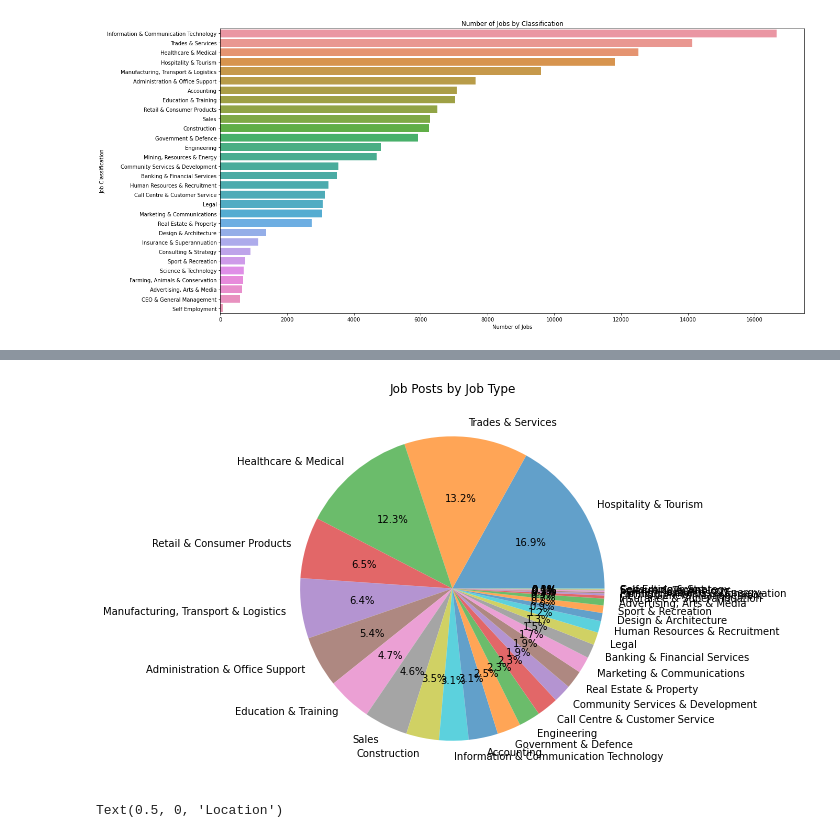
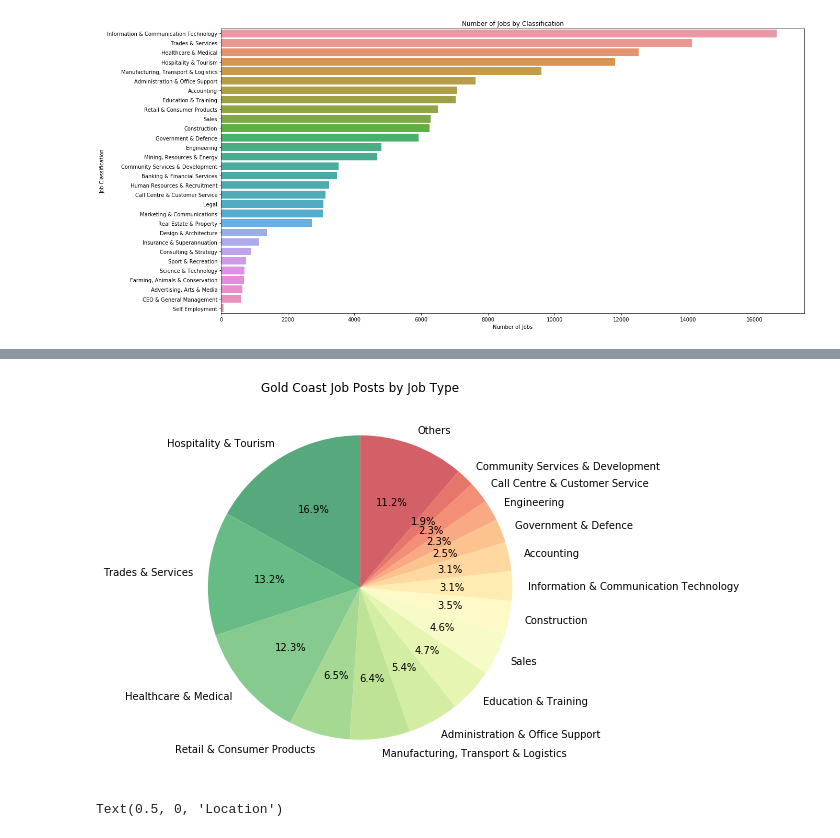
Before and after one commit to subtitled/Big_Data_Analysis_Part_1, a Jupyter notebook: ass1.ipynb, the cells around one changed output, grey strips where cells are left out. Saved outputs shown, nothing was run; the diff lists cells and outputs as text; code cells hidden in the pictures.

Commit message:
Market Share Piechart, top 15+others

```diff
--- a/ass1.ipynb
+++ b/ass1.ipynb
@@ -344,6 +349,13 @@ df_marketShare = df_marketShare.groupby('Classification').count()
 df_marketShare['Classification'] = df_marketShare.index
 df_marketShare['Count'] = df_marketShare['Id']
 df_marketShare = df_marketShare.sort_values(by=['Count'], ascending=False)
-df_marketShare
+
+df_marketShareTop = df_marketShare[:15].copy()
+new_row = pd.DataFrame(data = {
+    'Classification' : ['Others'],
+    'Count' : [df_marketShare["Count"][15:].sum()]
+})
+df_marketShareTop = pd.concat([df_marketShareTop, new_row],sort=False)
+df_marketShareTop
 # %% [output]
 |  | Id | Title | Company | Date | Location | Area | SubClassification | Requirement | ... |
@@ -367,14 +378,14 @@ df_marketShare
 # %%
 # Chart
 fig, ax = plt.subplots(figsize=(7,7))
-ax.pie(df_marketShare['Count'], labels=df_marketShare['Classification'], wedgeprops={'alpha':0.7}, autopct='%1.1f%%')
-ax.set_title('Job Posts by Job Type', loc='center')
+ax.pie(df_marketShareTop['Count'], labels=df_marketShareTop['Classification'], wedgeprops={'alpha':0.7}, autopct='%1.1f%%', startangle=90, colors=sns.color_palette("RdYlGn_r", len(df_marketShareTop)))
+ax.set_title('Gold Coast Job Posts by Job Type', loc='center')
 
 plt.show()
 
 # Needs to be exploded, gather smaller slices in to an "Other" slice.
 # %% [output]
-[figure, old version]
+[figure, new version]
 # %%
 # Salary distribution for top 30 cities for the number of job postings box plot
 df_SalDist = df.groupby('Location').count()
```
Also changed, not shown: parts of 5 cells of this notebook.
